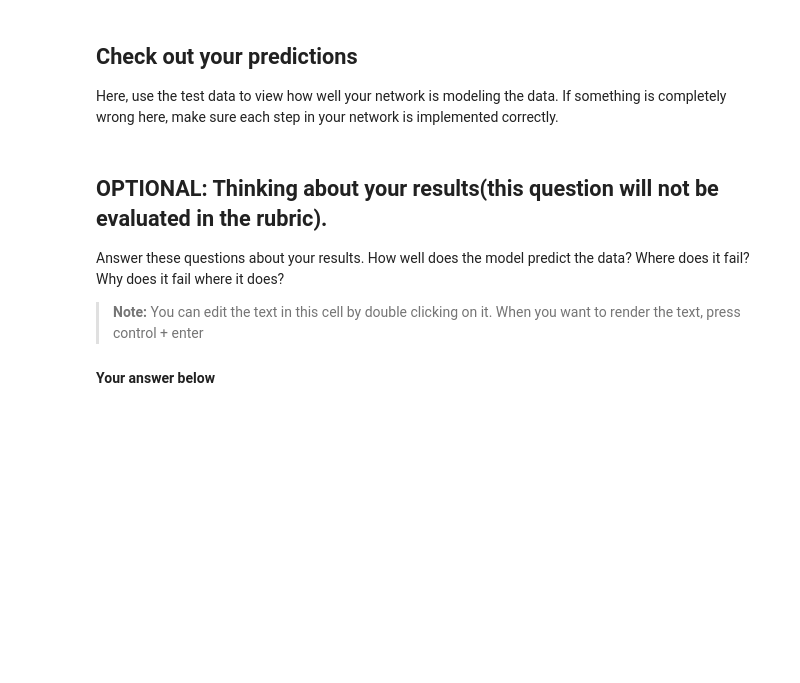
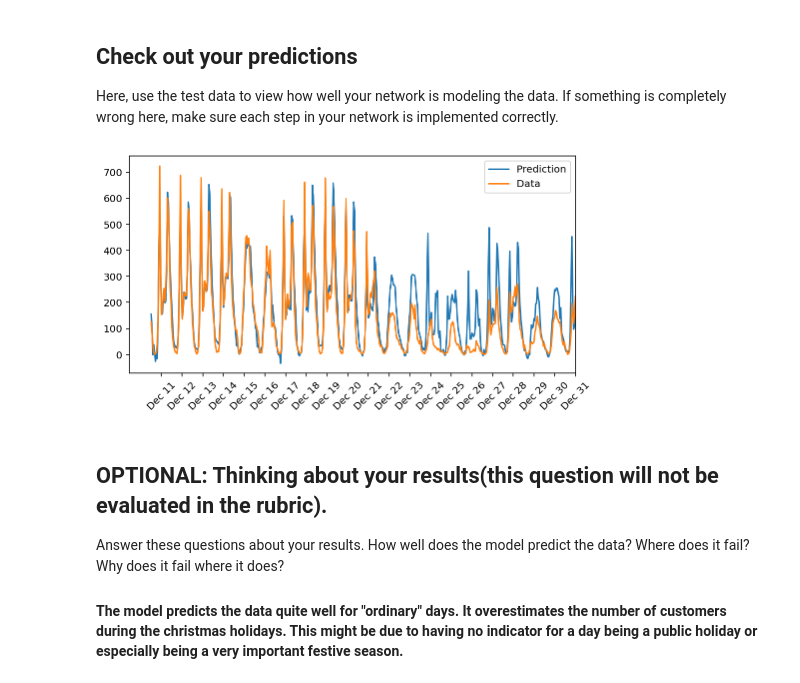
Before and after one commit to noxthot/udacity_deeplearning_bikesharing, a Jupyter notebook: Predicting_bike_sharing_data.ipynb, the cells around one changed output. Drawn from its saved outputs; the diff is of its cells as text; code cells hidden in the pictures; blank space fills up the shorter version.

Commit message:
Completing output and adding answer to optional question.

```diff
--- a/Predicting_bike_sharing_data.ipynb
+++ b/Predicting_bike_sharing_data.ipynb
@@ -255,22 +255,22 @@ Here, use the test data to view how well your network is modeling the data. If s
 # %%
 fig, ax = plt.subplots(figsize=(8,4))
 
 mean, std = scaled_features['cnt']
 predictions = network.run(test_features).T*std + mean
 ax.plot(predictions[0], label='Prediction')
 ax.plot((test_targets['cnt']*std + mean).values, label='Data')
 ax.set_xlim(right=len(predictions))
 ax.legend()
 
-dates = pd.to_datetime(rides.ix[test_data.index]['dteday'])
+dates = pd.to_datetime(rides.loc[test_data.index]['dteday'])
 dates = dates.apply(lambda d: d.strftime('%b %d'))
 ax.set_xticks(np.arange(len(dates))[12::24])
 _ = ax.set_xticklabels(dates[12::24], rotation=45)
+# %% [output]
+[figure, added]
 # %% [markdown]
 ## OPTIONAL: Thinking about your results(this question will not be evaluated in the rubric).
 
 Answer these questions about your results. How well does the model predict the data? Where does it fail? Why does it fail where it does?
 
-> **Note:** You can edit the text in this cell by double clicking on it. When you want to render the text, press control + enter
-
-#### Your answer below
+#### The model predicts the data quite well for "ordinary" days. It overestimates the number of customers during the christmas holidays. This might be due to having no indicator for a day being a public holiday or especially being a very important festive season.
```
Also changed, not shown: parts of 2 cells of this notebook.
